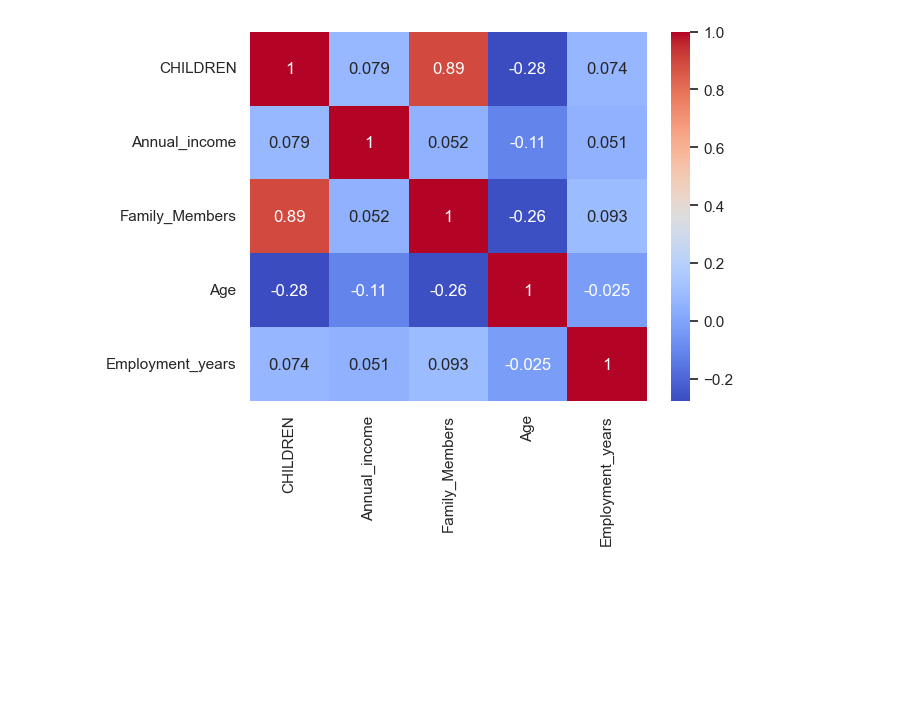
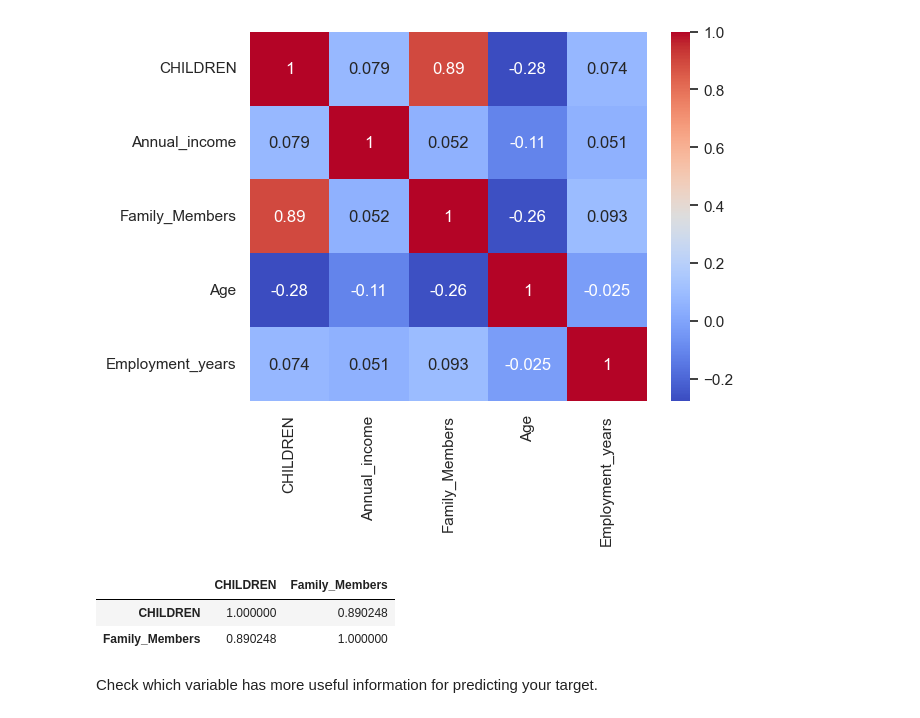
Before and after one commit to Abhishek98negi/Credit-Card-Approval-Prediction, a Jupyter notebook: notebook_files/creditcard_approval_prediction.ipynb, the cells around one changed output. Saved outputs shown, nothing was run; the diff lists cells and outputs as text; code cells hidden in the pictures; blank space fills up the shorter version.

```diff
--- a/notebook_files/creditcard_approval_prediction.ipynb
+++ b/notebook_files/creditcard_approval_prediction.ipynb
@@ -458,3 +468,12 @@ sns.heatmap(df[numerical_cols].corr(), annot=True, cmap='coolwarm')
 plt.show()
 # %% [output]
 [figure]
+# %%
+# highly corrleated features
+df[['CHILDREN', 'Family_Members']].corr()
+# %% [output]
+|  | CHILDREN | Family_Members |
+| CHILDREN | 1.000000 | 0.890248 |
+| Family_Members | 0.890248 | 1.000000 |
+# %% [markdown]
+Check which variable has more useful information for predicting your target.
```
Also changed, not shown: parts of 16 cells of this notebook.
